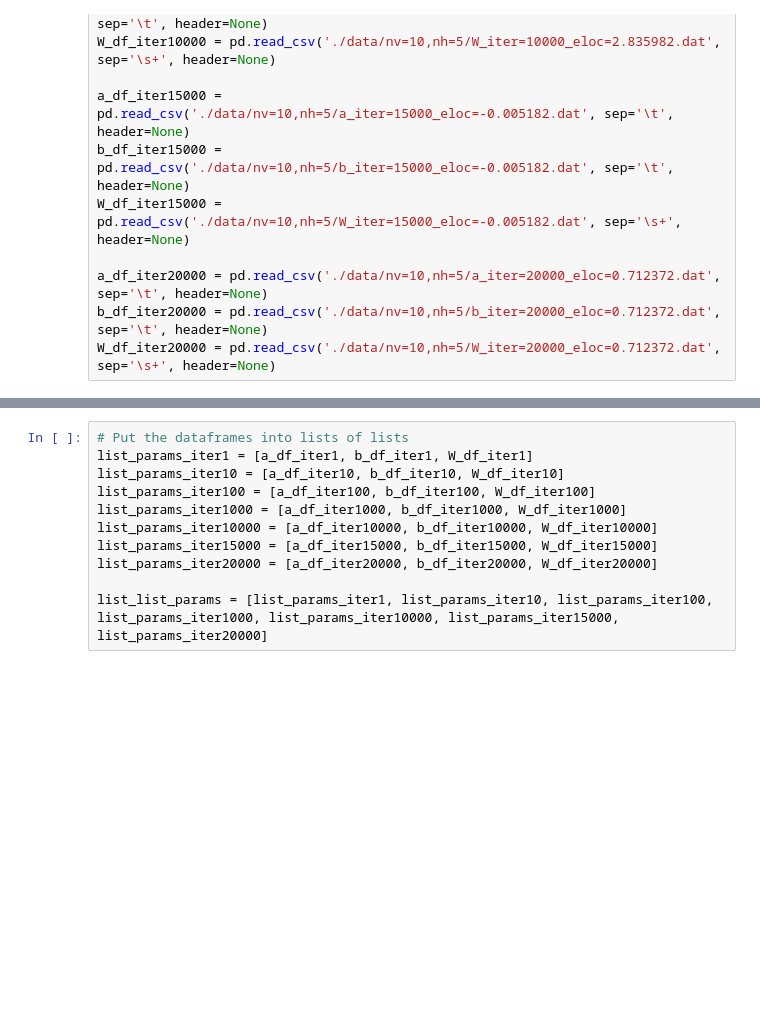
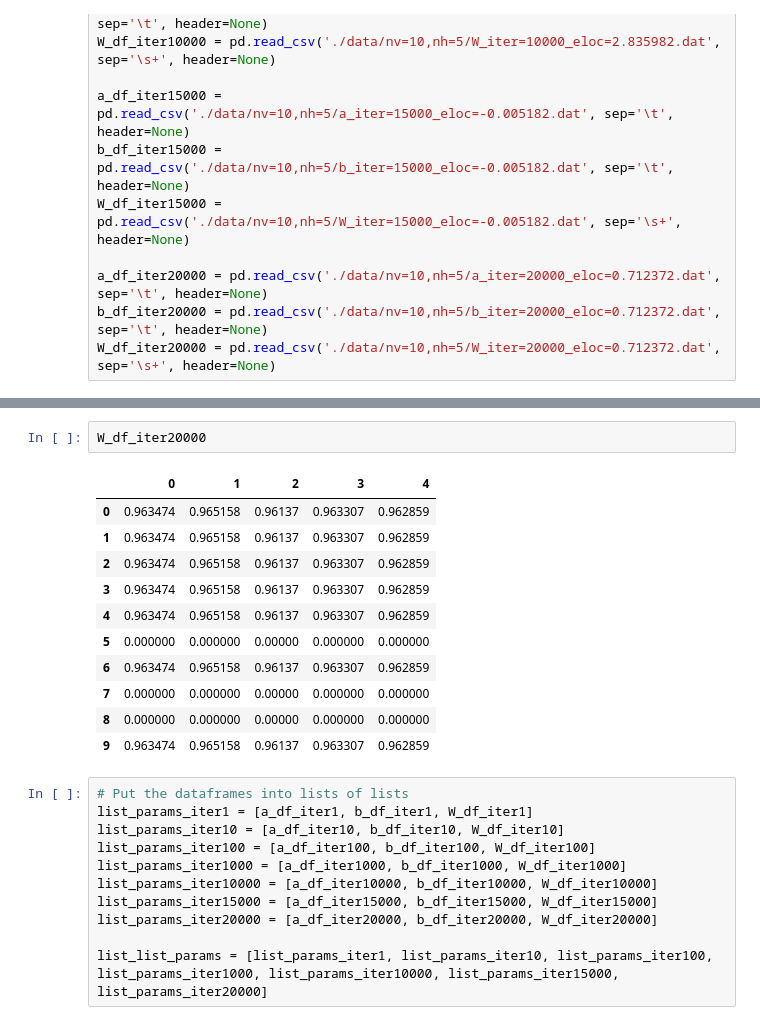
Before and after one commit to INASIC/NQS, a Jupyter notebook: RBM Particle in Box/plotting trained wavefunctions ... nv_=10, nh_ = 5.ipynb, the cells around one changed output, grey strips where cells are left out. Drawn from its saved outputs; the diff is of its cells as text; blank space fills up the shorter version.

```diff
--- a/RBM Particle in Box/plotting trained wavefunctions ... nv_=10, nh_ = 5.ipynb
+++ b/RBM Particle in Box/plotting trained wavefunctions ... nv_=10, nh_ = 5.ipynb
@@ -84,3 +93,17 @@ W_df_iter20000 = pd.read_csv('./data/nv=10,nh=5/W_iter=20000_eloc=0.712372.dat',
+# %%
+W_df_iter20000
+# %% [output]
+|  | 0 | 1 | 2 | 3 | 4 |
+| 0 | 0.963474 | 0.965158 | 0.96137 | 0.963307 | 0.962859 |
+| 1 | 0.963474 | 0.965158 | 0.96137 | 0.963307 | 0.962859 |
+| 2 | 0.963474 | 0.965158 | 0.96137 | 0.963307 | 0.962859 |
+| 3 | 0.963474 | 0.965158 | 0.96137 | 0.963307 | 0.962859 |
+| 4 | 0.963474 | 0.965158 | 0.96137 | 0.963307 | 0.962859 |
+| 5 | 0.000000 | 0.000000 | 0.00000 | 0.000000 | 0.000000 |
+| 6 | 0.963474 | 0.965158 | 0.96137 | 0.963307 | 0.962859 |
+| 7 | 0.000000 | 0.000000 | 0.00000 | 0.000000 | 0.000000 |
+| 8 | 0.000000 | 0.000000 | 0.00000 | 0.000000 | 0.000000 |
+| 9 | 0.963474 | 0.965158 | 0.96137 | 0.963307 | 0.962859 |
 # %%
 # Put the dataframes into lists of lists
 list_params_iter1 = [a_df_iter1, b_df_iter1, W_df_iter1]
```
Also changed, not shown: parts of 8 cells of this notebook, 23 other files.
